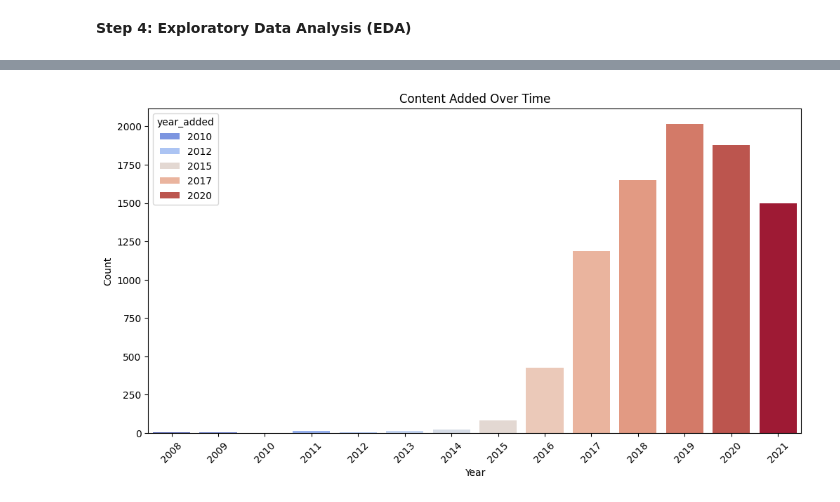
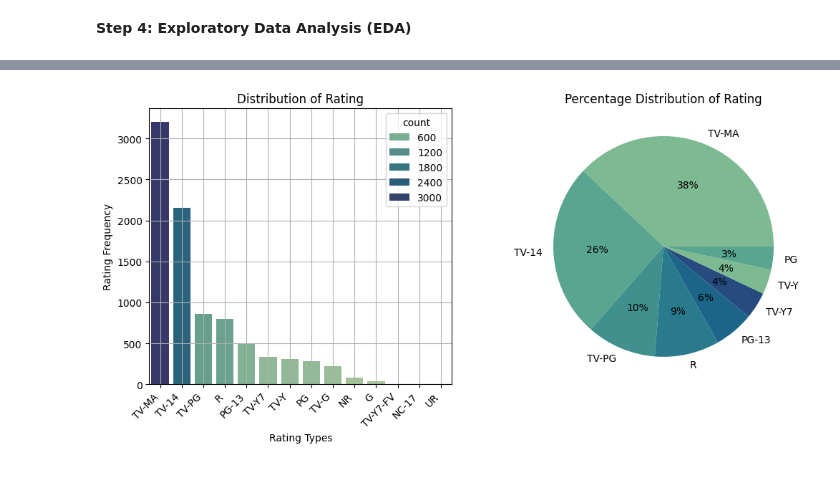
Before and after one commit to Rathod11jay/Unified_Mentor, a Jupyter notebook: Netflix_Data.ipynb, the cells around one changed output, grey strips where cells are left out. Saved outputs shown, nothing was run; the diff lists cells and outputs as text; code cells hidden in the pictures.

```diff
--- a/Netflix_Data.ipynb
+++ b/Netflix_Data.ipynb
@@ -74,8 +104,0 @@ plt.show()
-# %%
-# 2. Most Common Genres
-
-data['genres'] = data['listed_in'].apply(lambda x: x.split(','))
-all_genres = sum(data['genres'], [])
-genre_counts = pd.Series(all_genres).value_counts()
-genre_counts.head(10)
-# print(all_genres)
@@ -106,16 +105,20 @@ plt.show()
-# %%
-# 3. Content Added Over Time
-
-# Extract year from 'date_added'
-data['year_added'] = data['date_added'].dt.year
-
-# Plot content added over the years
-plt.figure(figsize=(12, 6))
-sns.countplot(x='year_added', data=data, hue='year_added', palette='coolwarm')
-plt.title('Content Added Over Time')
-plt.xlabel('Year')
-plt.ylabel('Count')
-plt.xticks(rotation=45)
-plt.show()
-# %% [output]
-[figure, removed]
+# %%
+# Rating Frequency (Movies vs. TV Shows)
+
+ratings = data['rating'].value_counts().reset_index().sort_values(by='count', ascending=False)
+
+plt.figure(figsize=(12, 5))
+plt.subplot(1, 2, 1)
+sns.barplot(x='rating', y='count', data=ratings, hue='count', palette='crest')
+plt.xticks(rotation=45, ha='right')
+plt.xlabel("Rating Types")
+plt.ylabel("Rating Frequency")
+plt.title('Distribution of Rating')
+plt.grid()
+
+plt.subplot(1, 2, 2)
+plt.pie(ratings['count'][:8], labels=ratings['rating'][:8], autopct='%.0f%%', colors=sns.color_palette('crest'))
+plt.title('Percentage Distribution of Rating')
+plt.show()
+# %% [output]
+[figure, added]
```
Also changed, not shown: parts of 7 cells of this notebook.
